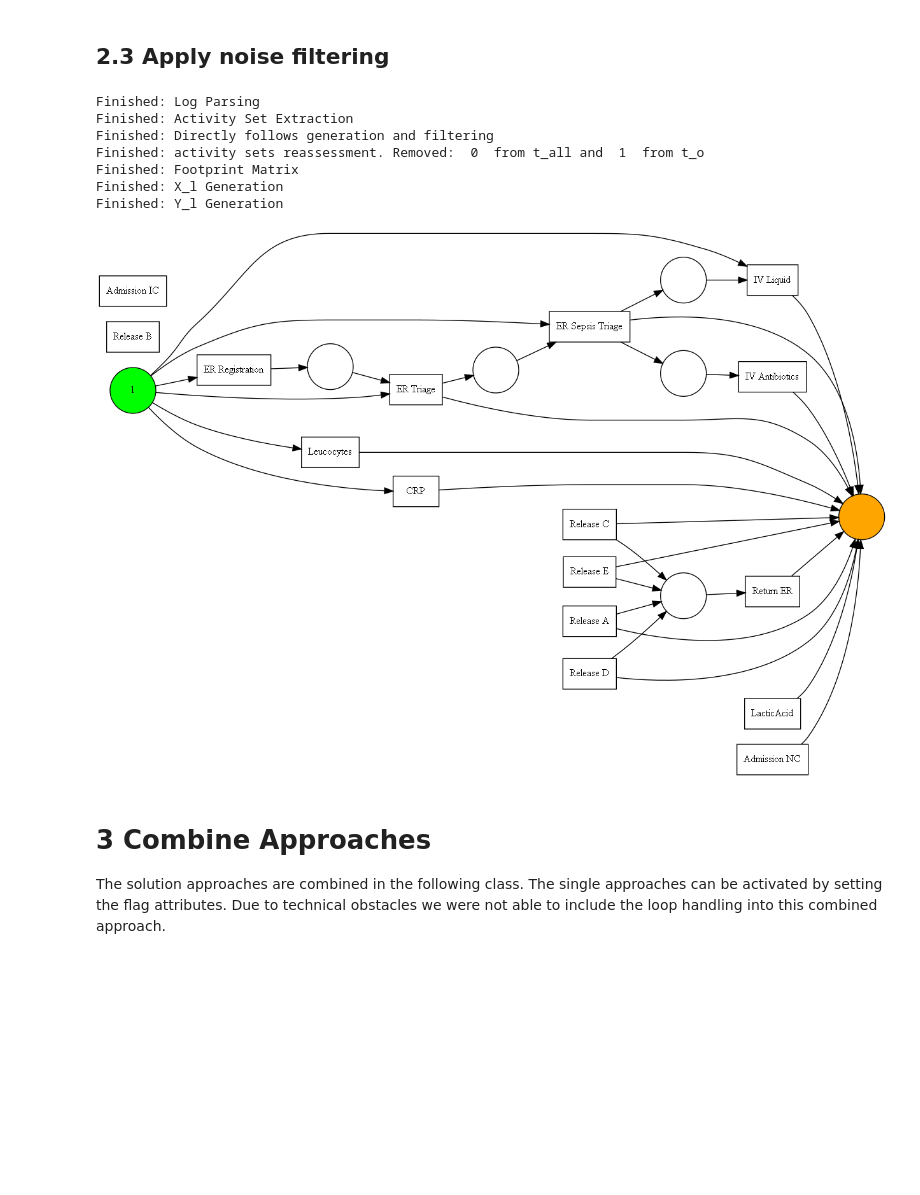
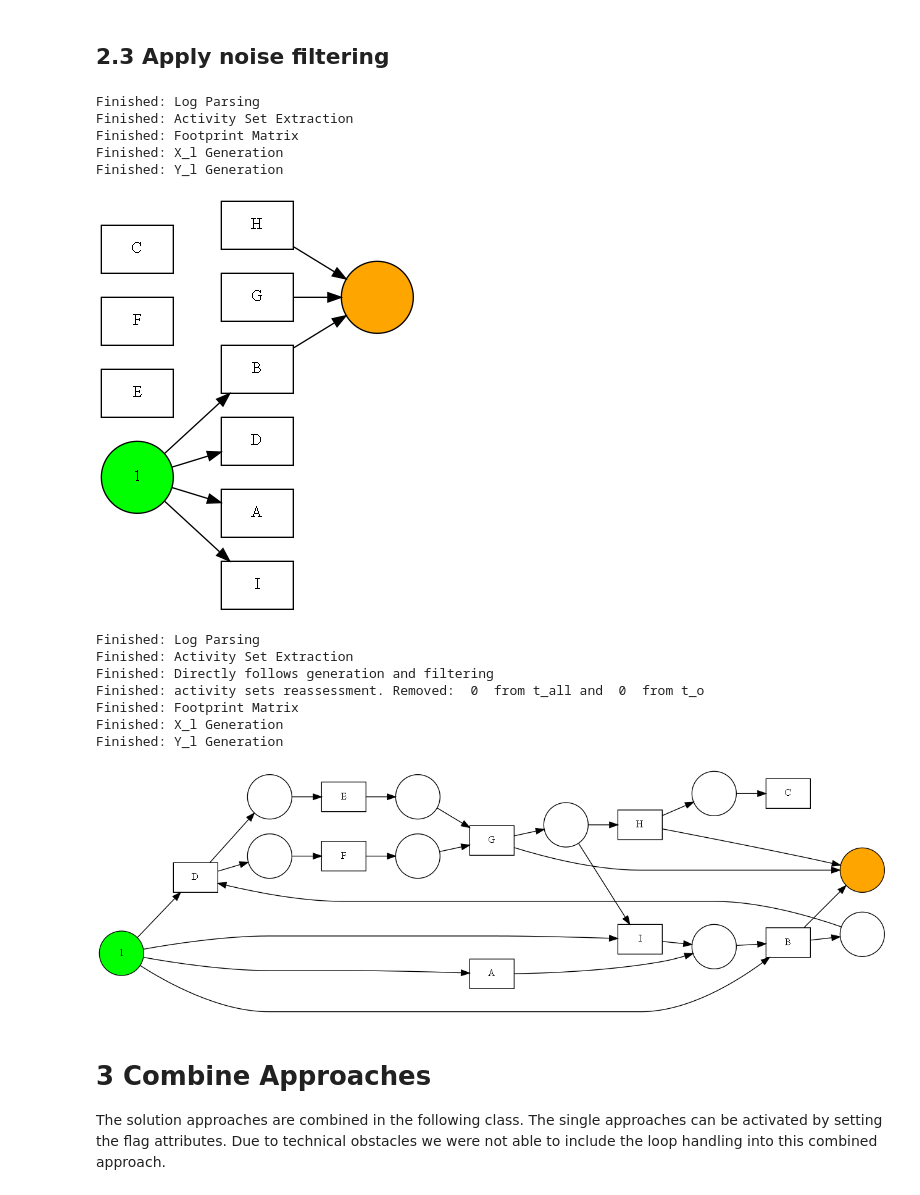
Before and after one commit to Janek7/alpha-miner-extension, a Jupyter notebook: AlphaMiner.ipynb, the cells around one changed output. Saved outputs shown, nothing was run; the diff lists cells and outputs as text; code cells hidden in the pictures; blank space fills up the shorter version.

Commit message:
added example of noise reduction for Noise.xes

```diff
--- a/AlphaMiner.ipynb
+++ b/AlphaMiner.ipynb
@@ -1619,18 +1619,30 @@ class AlphaMinerInfrequent(AlphaMiner):
         if self.logging:
             print("Finished: Directly follows")
 # %%
-# applying AM-Infrequent to sepsis.xes at 10% noise reduction yields a more streamlined, clean process.
-ami = AlphaMinerInfrequent(logging=True)
-ami.apply_alpha_algorithm(log="sepsis.xes",threshold=0.1)
+# applying AM-Infrequent to Noise.xes from exercise 3 task 3 at 20% noise reduction yields a more streamlined, clean process.
+# applying base alpha miner algorithm
+am = AlphaMiner(logging=True)
+am.apply_alpha_algorithm(log="Noise.xes")
 # %% [output]
 Finished: Log Parsing
 Finished: Activity Set Extraction
-Finished: Directly follows generation and filtering
-Finished: activity sets reassessment. Removed:  0  from t_all and  1  from t_o
 Finished: Footprint Matrix
 Finished: X_l Generation
 Finished: Y_l Generation
-[figure, old version]
+[figure, new version]
+# %%
+# applying alpha algorithm with noise filtering
+ami = AlphaMinerInfrequent(logging=True)
+ami.apply_alpha_algorithm(log="Noise.xes", threshold=0.2)
+# %% [output]
+Finished: Log Parsing
+Finished: Activity Set Extraction
+Finished: Directly follows generation and filtering
+Finished: activity sets reassessment. Removed:  0  from t_all and  0  from t_o
+Finished: Footprint Matrix
+Finished: X_l Generation
+Finished: Y_l Generation
+[figure, added]
 # %% [markdown]
 # 3 Combine Approaches
 The solution approaches are combined in the following class. The single approaches can be activated by setting the flag attributes. Due to technical obstacles we were not able to include the loop handling into this combined approach.
```
Also changed, not shown: parts of 2 cells of this notebook, 1 other file.
